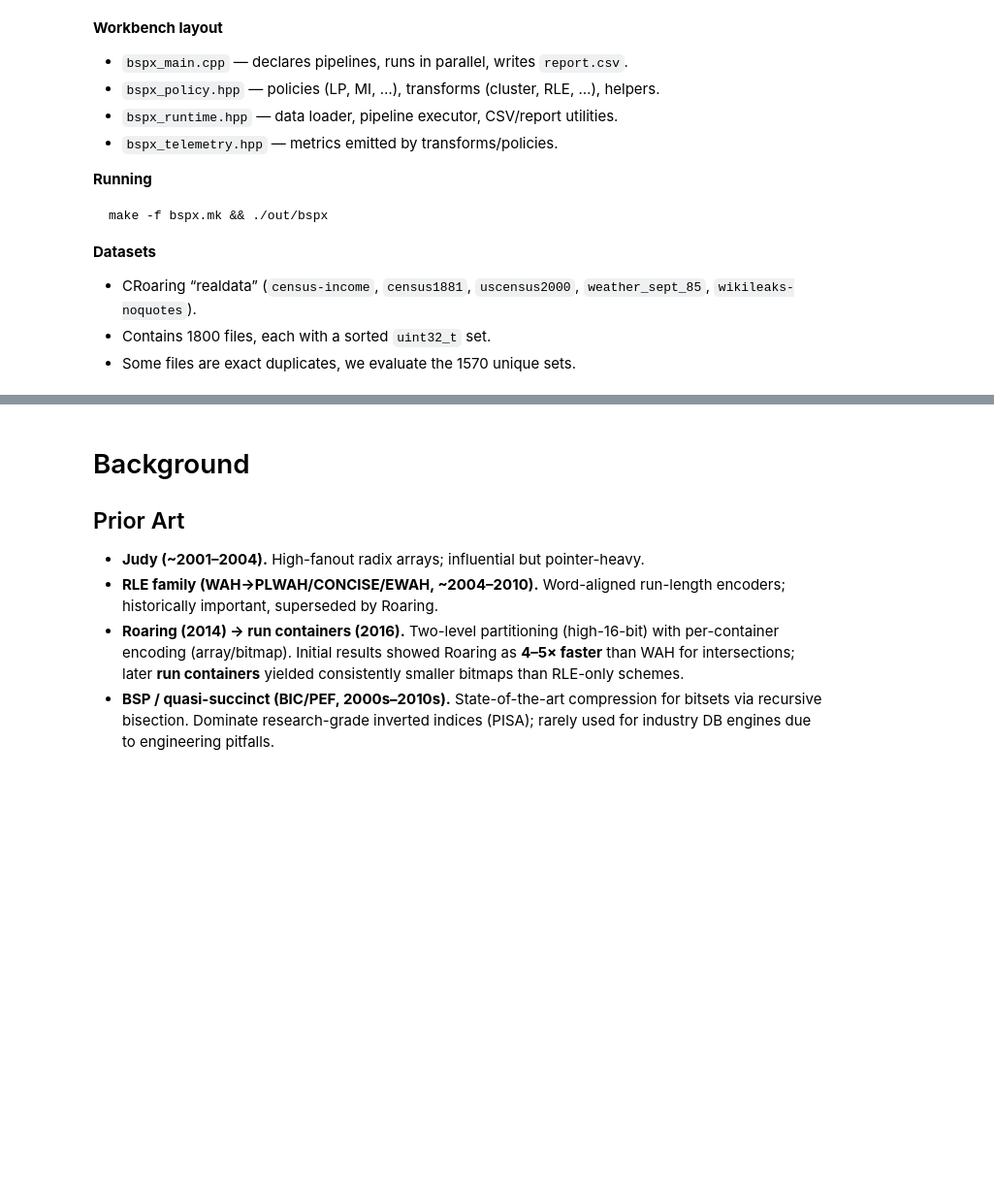
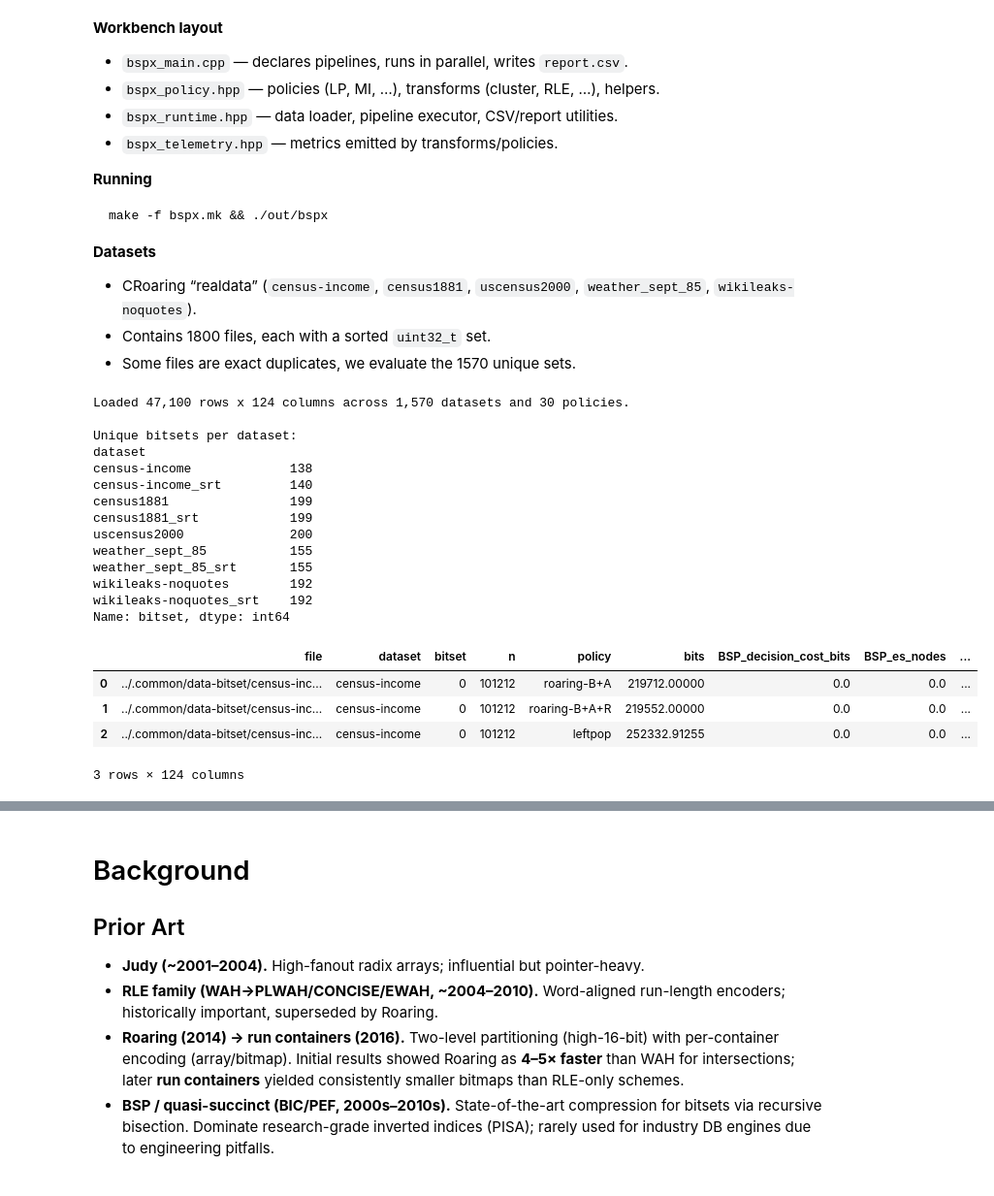
Before and after one commit to ashtonsix/perf-portfolio, a Jupyter notebook: bspx/README.ipynb, the cells around one changed output, grey strips where cells are left out. Shown at 97% size. Drawn from its saved outputs; the diff is of its cells as text; code cells hidden in the pictures; blank space fills up the shorter version.

```diff
--- a/bspx/README.ipynb
+++ b/bspx/README.ipynb
@@ -50,14 +50,42 @@ make -f bspx.mk && ./out/bspx
 * Contains 1800 files, each with a sorted `uint32_t` set.
 * Some files are exact duplicates, we evaluate the 1570 unique sets.
 # %%
-# Imports, constants
+# Imports, constants, report.csv import
 from pathlib import Path
 import bspx_analysis_helpers as bspx
 import numpy as np
 import pandas as pd
 import matplotlib
 import matplotlib.pyplot as plt
 from IPython.display import display
 
 PROJECT_ROOT = Path.cwd()
 REPORT_PATH = PROJECT_ROOT / "report.csv"
+
+df = bspx.load_report(REPORT_PATH)
+bitsets_per_dataset = df.groupby("dataset")["bitset"].nunique()
+print(f"Loaded {len(df):,} rows x {len(df.columns):,} columns across {df['file'].nunique():,} datasets and {df['policy'].nunique():,} policies.\n")
+print("Unique bitsets per dataset:")
+print(bitsets_per_dataset)
+
+df.head(3)
+# %% [output]
+Loaded 47,100 rows x 124 columns across 1,570 datasets and 30 policies.
+
+Unique bitsets per dataset:
+dataset
+census-income             138
+census-income_srt         140
+census1881                199
+census1881_srt            199
+uscensus2000              200
+weather_sept_85           155
+weather_sept_85_srt       155
+wikileaks-noquotes        192
+wikileaks-noquotes_srt    192
+Name: bitset, dtype: int64
+|  | file | dataset | bitset | n | policy | bits | BSP_decision_cost_bits | BSP_es_nodes | ... |
+| 0 | ../.common/data-bitset/census-inc... | census-income | 0 | 101212 | roaring-B+A | 219712.00000 | 0.0 | 0.0 | ... |
+| 1 | ../.common/data-bitset/census-inc... | census-income | 0 | 101212 | roaring-B+A+R | 219552.00000 | 0.0 | 0.0 | ... |
+| 2 | ../.common/data-bitset/census-inc... | census-income | 0 | 101212 | leftpop | 252332.91255 | 0.0 | 0.0 | ... |
+3 rows × 124 columns
```
Also changed, not shown: parts of 2 cells of this notebook, 1 other file.
